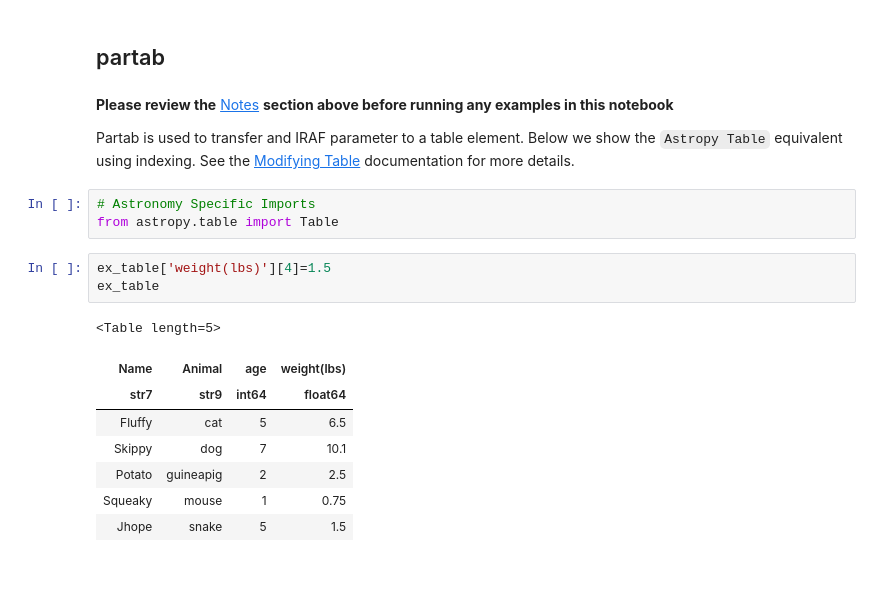
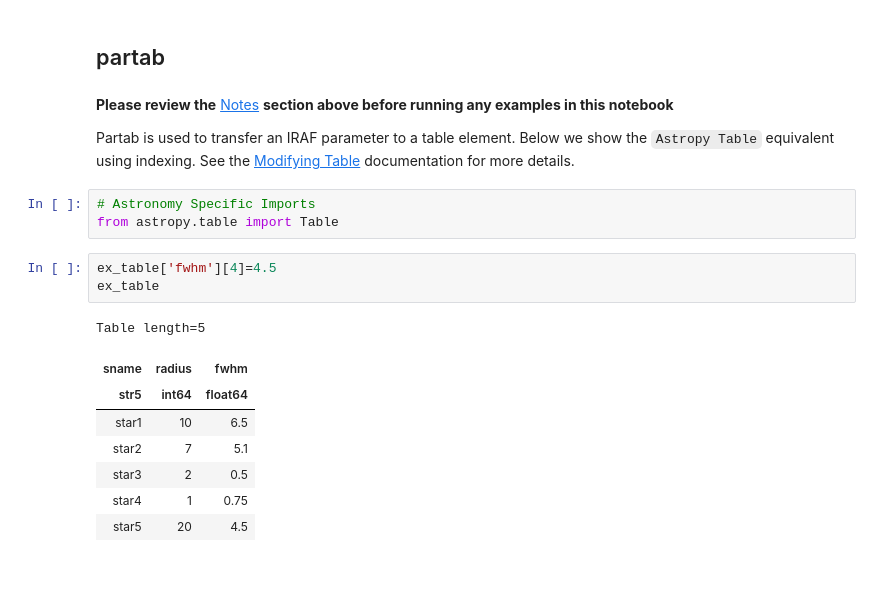
Before and after one commit to spacetelescope/stak-notebooks, a Jupyter notebook: notebooks/tables.ttools.ipynb, the cells around one changed output. Drawn from its saved outputs; the diff is of its cells as text.

```diff
--- a/notebooks/tables.ttools.ipynb
+++ b/notebooks/tables.ttools.ipynb
@@ -109,22 +113,22 @@ print(extract_array)
 # %% [markdown]
 **Please review the** [Notes](#notes) **section above before running any examples in this notebook**
 
-Partab is used to transfer and IRAF parameter to a table element. Below we show the ``Astropy Table`` equivalent using indexing.  See the [Modifying Table](http://docs.astropy.org/en/stable/table/modify_table.html) documentation for more details.
+Partab is used to transfer an IRAF parameter to a table element. Below we show the ``Astropy Table`` equivalent using indexing.  See the [Modifying Table](http://docs.astropy.org/en/stable/table/modify_table.html) documentation for more details.
 # %%
 # Astronomy Specific Imports
 from astropy.table import Table
 # %%
-ex_table['weight(lbs)'][4]=1.5
+ex_table['fwhm'][4]=4.5
 ex_table
 # %% [output]
-<Table length=5>
+Table length=5
-| Name | Animal | age | weight(lbs) |
-| str7 | str9 | int64 | float64 |
-| Fluffy | cat | 5 | 6.5 |
-| Skippy | dog | 7 | 10.1 |
-| Potato | guineapig | 2 | 2.5 |
-| Squeaky | mouse | 1 | 0.75 |
-| Jhope | snake | 5 | 1.5 |
+| sname | radius | fwhm |
+| str5 | int64 | float64 |
+| star1 | 10 | 6.5 |
+| star2 | 7 | 5.1 |
+| star3 | 2 | 0.5 |
+| star4 | 1 | 0.75 |
+| star5 | 20 | 4.5 |
 # %% [markdown]
 <br>
 # %% [markdown]
```
Also changed, not shown: parts of 36 cells of this notebook.
